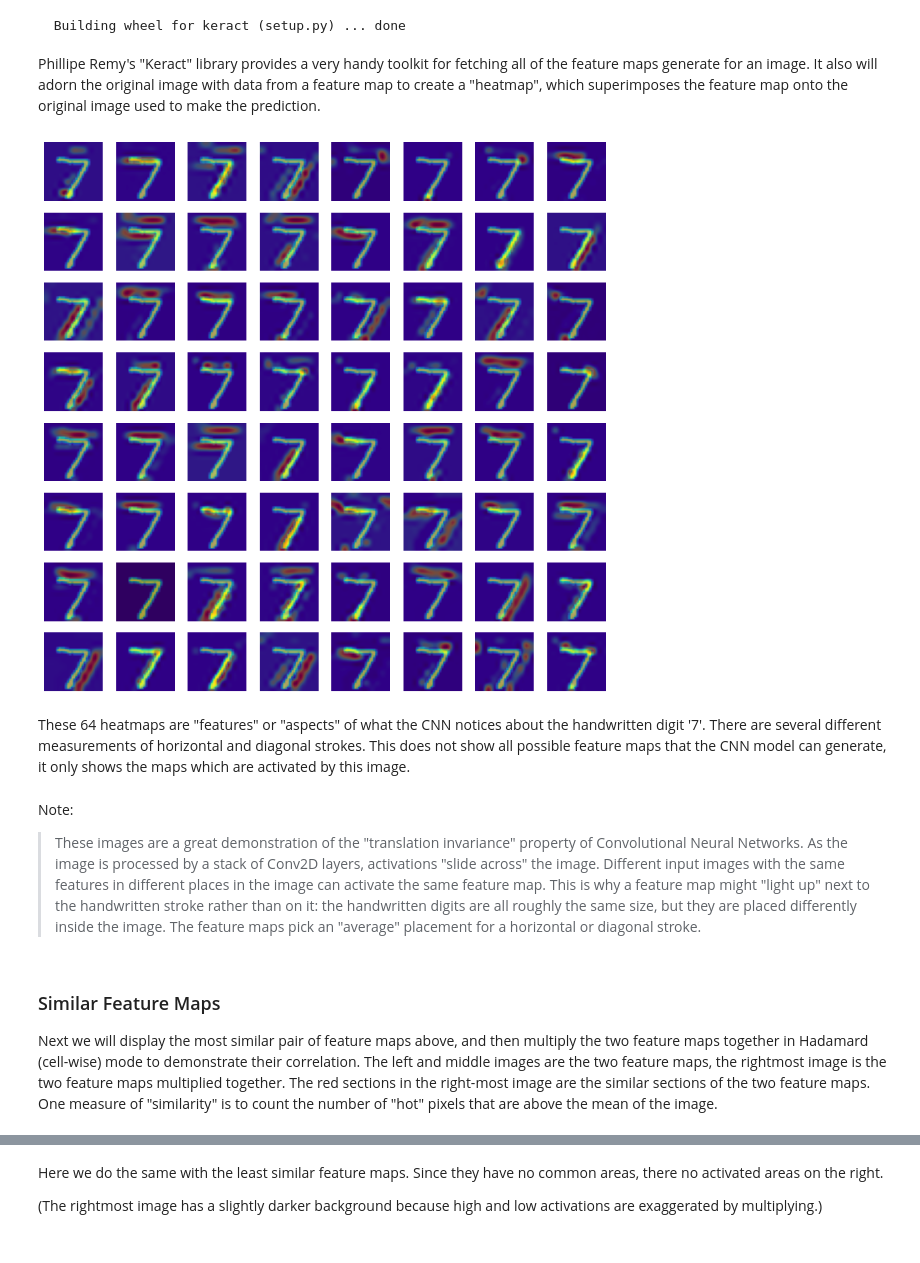
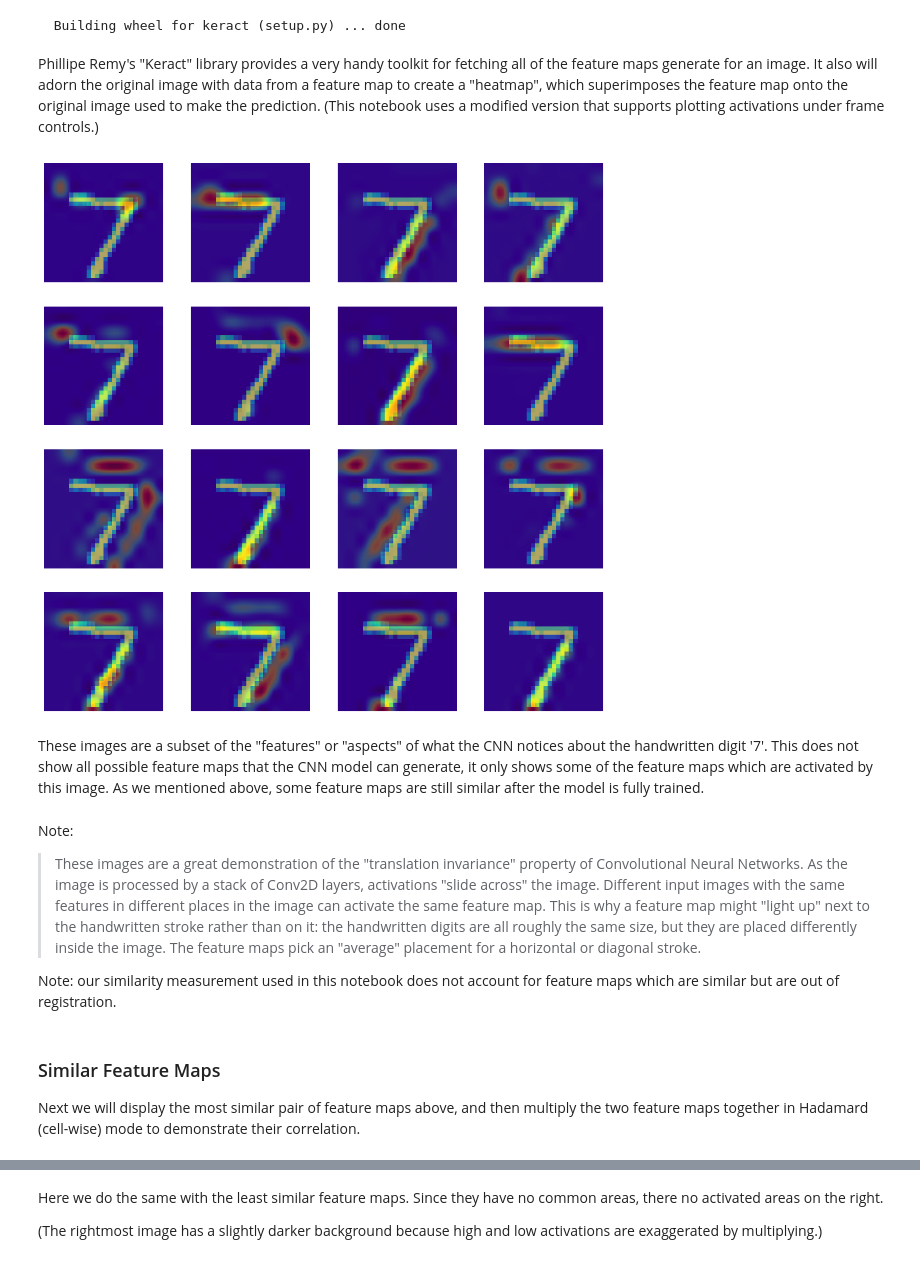
Before and after one commit to LanceNorskog/keras-wedge, a Jupyter notebook: notebooks/WedgeDropout_Similarity_mnist_convnet.ipynb, the cells around one changed output, grey strips where cells are left out. Cells and saved outputs as stored; diff of their text form; code cells hidden in the pictures.

```diff
--- a/notebooks/WedgeDropout_Similarity_mnist_convnet.ipynb
+++ b/notebooks/WedgeDropout_Similarity_mnist_convnet.ipynb
@@ -145,9 +145,9 @@ class LogSimilarities(keras.callbacks.Callback):
 # %%
 batch_size = 512
-epochs = 100
+epochs = 50
+img_array = x_test[0:32]
 
-simfunc = wedge_standardize1d
-logsim = LogSimilarities(cnn_model, img_array, simfunc=simfunc)
+logsim = LogSimilarities(cnn_model, img_array)
 early_stopping = keras.callbacks.EarlyStopping(patience=10, restore_best_weights=True)
 
 model.compile(loss="categorical_crossentropy", optimizer="adam", metrics=["accuracy"])
@@ -224,7 +225,7 @@ from sklearn.preprocessing import MinMaxScaler
   Building wheel for keract (setup.py) ... done
 # %% [markdown]
 
-Phillipe Remy's "Keract" library provides a very handy toolkit for fetching all of the feature maps generate for an image. It also will adorn the original image with data from a feature map to create a "heatmap", which superimposes the feature map onto the original image used to make the prediction.
+Phillipe Remy's "Keract" library provides a very handy toolkit for fetching all of the feature maps generate for an image. It also will adorn the original image with data from a feature map to create a "heatmap", which superimposes the feature map onto the original image used to make the prediction. (This notebook uses a modified version that supports plotting activations under frame controls.)
 # %%
 img_first = img_array[0]
 maps = cnn_model.predict(img_array)[:, :, :, :]
@@ -262,20 +263,22 @@ for i in range(len(preds)):
             max_j = j
         sims.append(measure)
 # %%
-activations = {'': maps_first}
-fig, axes = plt.subplots(8, 8, figsize=(12, 12))
+activations = {'': maps_first[0:16, :, :, :]}
+fig, axes = plt.subplots(4, 4, figsize=(12, 12))
 axes[3][2].grid(color='r', linestyle='-', linewidth=2)
 keract.display_heatmaps_1(activations, img_first, in_fig=fig, in_axes=axes)
 # %% [output]
-[figure, old version]
+[figure, new version]
 # %% [markdown]
-These 64 heatmaps are "features" or "aspects" of what the CNN notices about the handwritten digit '7'. There are several different measurements of horizontal and diagonal strokes. This does not show all possible feature maps that the CNN model can generate, it only shows the maps which are activated by this image.
+These images are a subset of the "features" or "aspects" of what the CNN notices about the handwritten digit '7'. This does not show all possible feature maps that the CNN model can generate, it only shows some of the feature maps which are activated by this image. As we mentioned above, some feature maps are still similar after the model is fully trained.
 # %% [markdown]
 Note:
 > These images are a great demonstration of the "translation invariance" property of Convolutional Neural Networks. As the image is processed by a stack of Conv2D layers, activations "slide across" the image. Different input images with the same features in different places in the image can activate the same feature map. This is why a feature map might "light up" next to the handwritten stroke rather than on it: the handwritten digits are all roughly the same size, but they are placed differently inside the image. The feature maps pick an "average" placement for a horizontal or diagonal stroke.
+
+Note: our similarity measurement used in this notebook does not account for feature maps which are similar but are out of registration.
 # %% [markdown]
 ### Similar Feature Maps
-Next we will display the most similar pair of feature maps above, and then multiply the two feature maps together in Hadamard (cell-wise) mode to demonstrate their correlation. The left and middle images are the two feature maps, the rightmost image is the two feature maps multiplied together. The red sections in the right-most image are the similar sections of the two feature maps. One measure of "similarity" is to count the number of "hot" pixels that are above the mean of the image.
+Next we will display the most similar pair of feature maps above, and then multiply the two feature maps together in Hadamard (cell-wise) mode to demonstrate their correlation.
 # %%
 def plot_heatmaps(img_array, fmap_i, fmap_j, similarity=None):
     sim_label = ''
```
Also changed, not shown: parts of 13 cells of this notebook.
